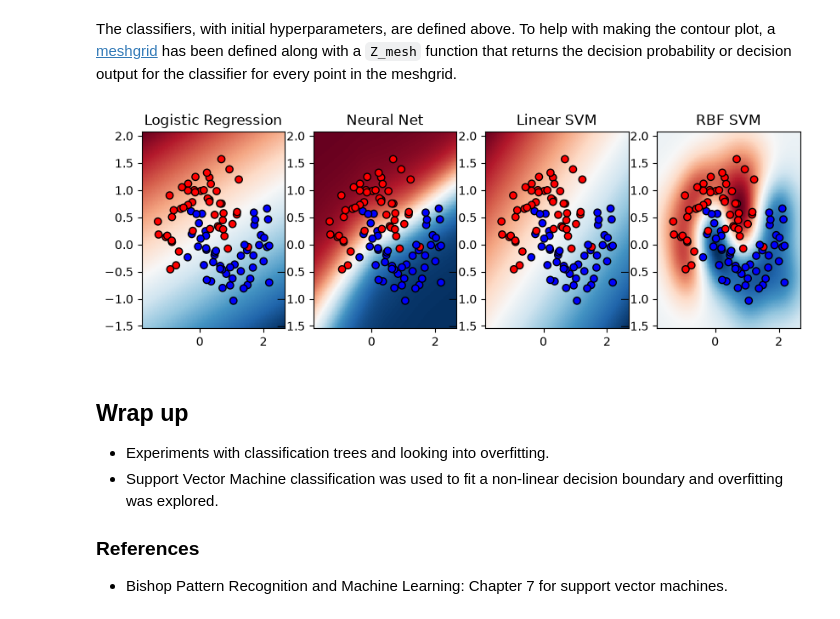
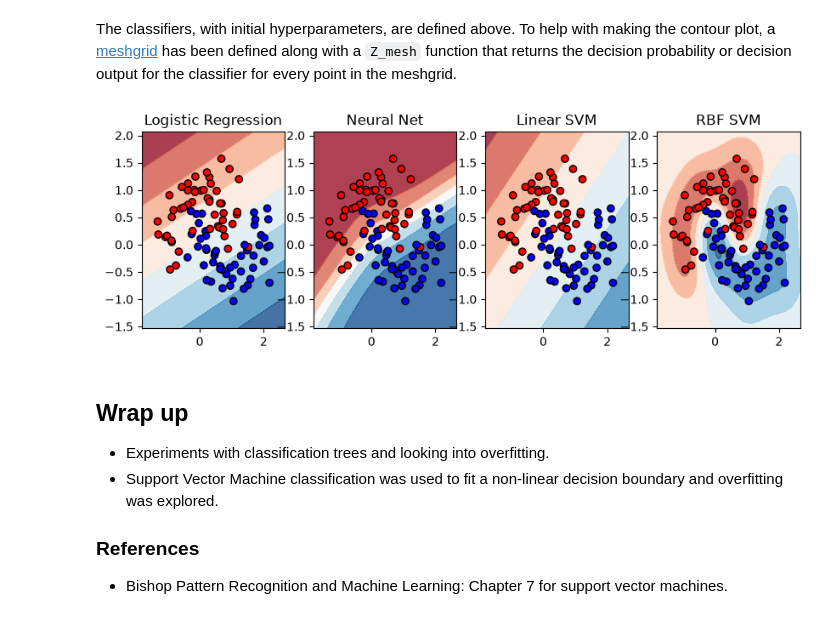
Before and after one commit to yaxuen05/lab_sheets_public, a Jupyter notebook: lab3/lab3-trees_SVM.ipynb, the cells around one changed output. Saved outputs shown, nothing was run; the diff lists cells and outputs as text; code cells hidden in the pictures.

```diff
--- a/lab3/lab3-trees_SVM.ipynb
+++ b/lab3/lab3-trees_SVM.ipynb
@@ -284,20 +284,20 @@ The classifiers, with initial hyperparameters, are defined above. To help with m
 # %%
 # write your code here
 fig, (ax1, ax2, ax3, ax4) = plt.subplots(1, 4, figsize=(10, 3))
 plots = [ax1, ax2, ax3, ax4]
 
 for i in range(4):
     ax = plots[i]
     clf = classifiers[i]
     clf.fit(X, y)
     Z = Z_mesh(clf)
-    ax.pcolormesh(xx, yy, Z, cmap=plt.cm.RdBu, shading='auto')
+    ax.contourf(xx, yy, Z, cmap=cm, alpha=.8)
     ax.scatter(X[:, 0], X[:, 1], c=y, cmap=cm_bright, edgecolors='k')
     ax.set_title(names[i])
 
 plt.show()
 # %% [output]
-[figure, old version]
+[figure, new version]
 # %% [markdown]
 ## Wrap up
 
```
Also changed, not shown: parts of 2 cells of this notebook.
